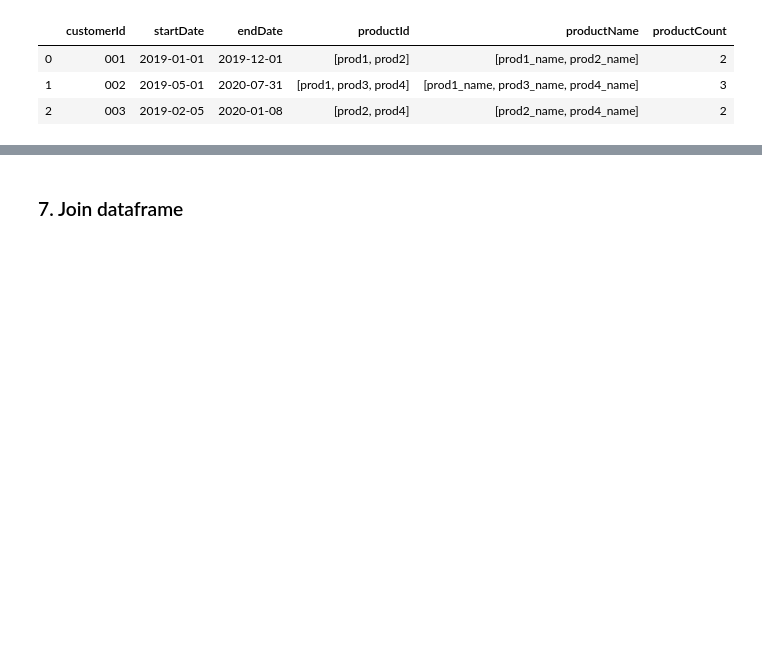
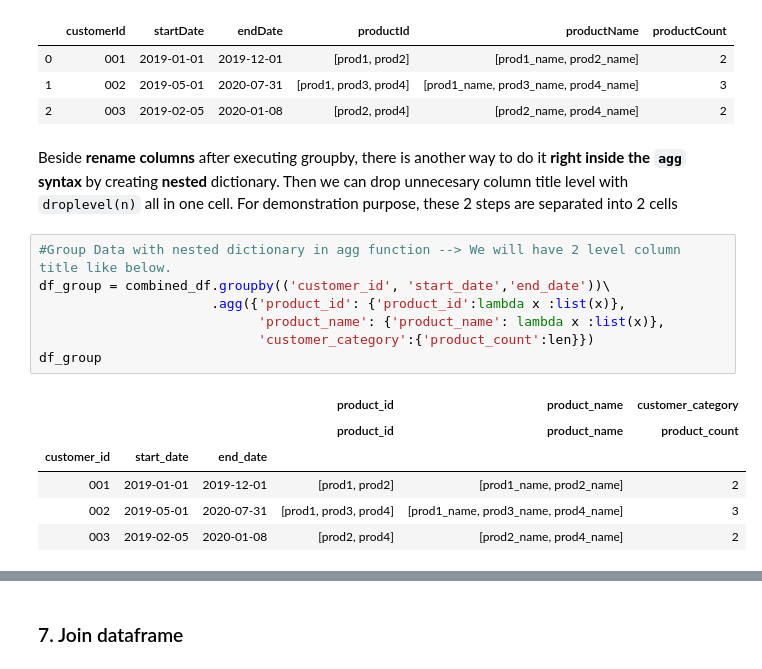
Before and after one commit to quyentn/Quyen_learning_repository, a Jupyter notebook: Pandas_Dataframe.ipynb, the cells around one changed output, grey strips where cells are left out. Drawn from its saved outputs; the diff is of its cells as text; blank space fills up the shorter version.

```diff
--- a/Pandas_Dataframe.ipynb
+++ b/Pandas_Dataframe.ipynb
@@ -285,3 +312,19 @@ df_group
 | 0 | 001 | 2019-01-01 | 2019-12-01 | [prod1, prod2] | [prod1_name, prod2_name] | 2 |
 | 1 | 002 | 2019-05-01 | 2020-07-31 | [prod1, prod3, prod4] | [prod1_name, prod3_name, prod4_name] | 3 |
 | 2 | 003 | 2019-02-05 | 2020-01-08 | [prod2, prod4] | [prod2_name, prod4_name] | 2 |
+# %% [markdown]
+Beside __rename columns__ after executing groupby, there is another way to do it __right inside the `agg` syntax__ by creating __nested__ dictionary. Then we can drop unnecesary column title level with `droplevel(n)` all in one cell. For demonstration purpose, these 2 steps are separated into 2 cells
+# %%
+#Group Data with nested dictionary in agg function --> We will have 2 level column title like below.
+df_group = combined_df.groupby(('customer_id', 'start_date','end_date'))\
+                      .agg({'product_id': {'product_id':lambda x :list(x)},
+                            'product_name': {'product_name': lambda x :list(x)},
+                            'customer_category':{'product_count':len}})
+df_group
+# %% [output]
+|  |  |  | product_id | product_name | customer_category |
+|  |  |  | product_id | product_name | product_count |
+| customer_id | start_date | end_date |  |  |  |
+| 001 | 2019-01-01 | 2019-12-01 | [prod1, prod2] | [prod1_name, prod2_name] | 2 |
+| 002 | 2019-05-01 | 2020-07-31 | [prod1, prod3, prod4] | [prod1_name, prod3_name, prod4_name] | 3 |
+| 003 | 2019-02-05 | 2020-01-08 | [prod2, prod4] | [prod2_name, prod4_name] | 2 |
```
Also changed, not shown: parts of 32 cells of this notebook.
